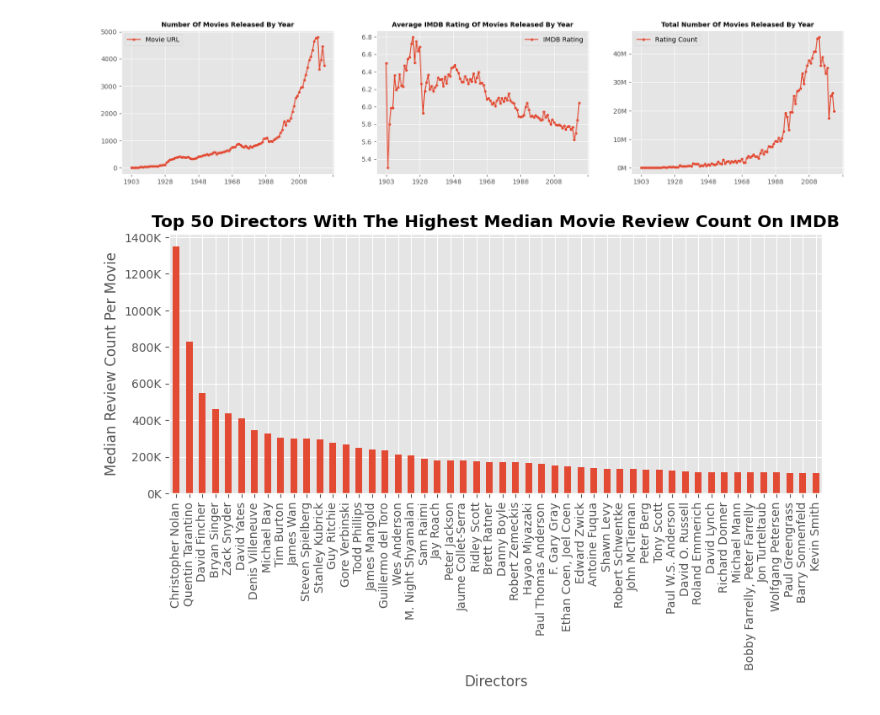
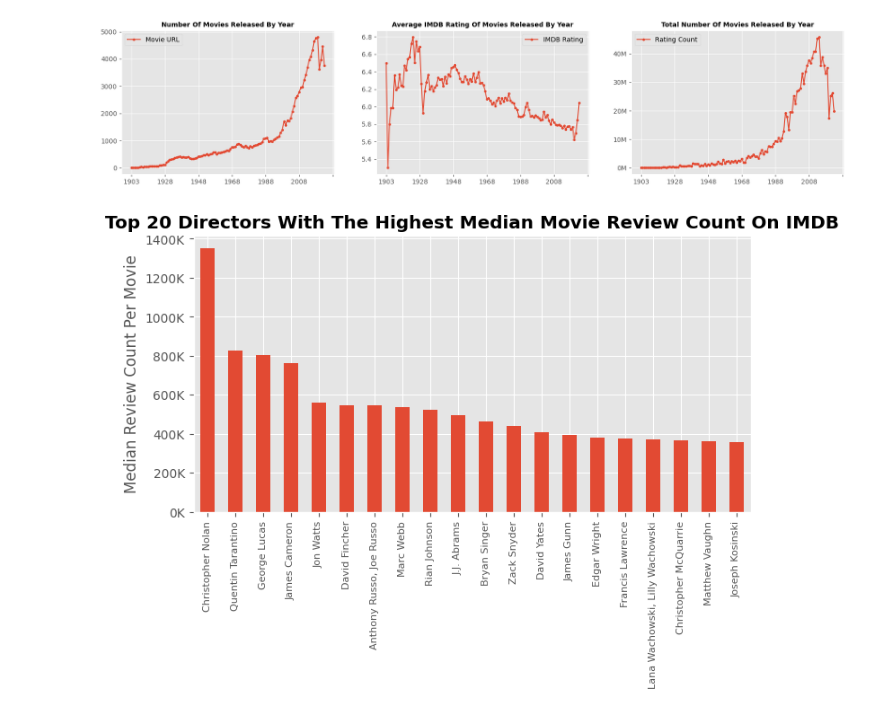
Before and after one commit to beridzeg45/IMDB_Recommendation_Project, a Jupyter notebook: preprocessing.ipynb, the cells around one changed output. Cells and saved outputs as stored; diff of their text form; code cells hidden in the pictures.

```diff
--- a/preprocessing.ipynb
+++ b/preprocessing.ipynb
@@ -156,17 +156,21 @@ ax3.yaxis.set_major_formatter(formatter)
 df['Directors']=df['Directors'].apply(lambda x: sorted([i.strip() for i in x.split('|') if i.strip()]) if isinstance(x, str) else None)
 df['Directors']=df['Directors'].apply(lambda x:', '.join(x) if isinstance(x,list) else None)
 # %%
-g=df.groupby('Directors').filter(lambda x:x['Movie URL'].count()>=10)\
-    .groupby('Directors')['Rating Count'].median().sort_values(ascending=False).head(50)
+g=df.groupby('Directors').filter(lambda x:x['Movie URL'].count()>=5)\
+    .groupby('Directors')['Rating Count'].median().sort_values(ascending=False).head(20)
 
-fig,ax=plt.subplots(figsize=(10,4))
+fig,ax=plt.subplots(figsize=(8,4))
 g.plot.bar(ax=ax)
-ax.set_title('Top 50 Directors With The Highest Median Movie Review Count On IMDB',fontweight='bold')
+ax.set_title('Top 20 Directors With The Highest Median Movie Review Count On IMDB',fontweight='bold')
 ax.set_ylabel('Median Review Count Per Movie')
 
 formatter = ticker.FuncFormatter(lambda x, pos: '{:.0f}K'.format(x / 1000))
 ax.yaxis.set_major_formatter(formatter)
+ax.set_xlabel(None)
+ax.set_xticks(range(len(g.index)),g.index,size=8,rotation=90)
+#for i in range(len(g)):
+    #ax.text(i,0,g.index[i],ha='center',va='bottom',fontweight='bold',size=8,rotation=90)
 
 #plt.savefig('top_directors.png')
 # %% [output]
-[figure, old version]
+[figure, new version]
```
Also changed, not shown: parts of 1 cell of this notebook, 2 other files.
